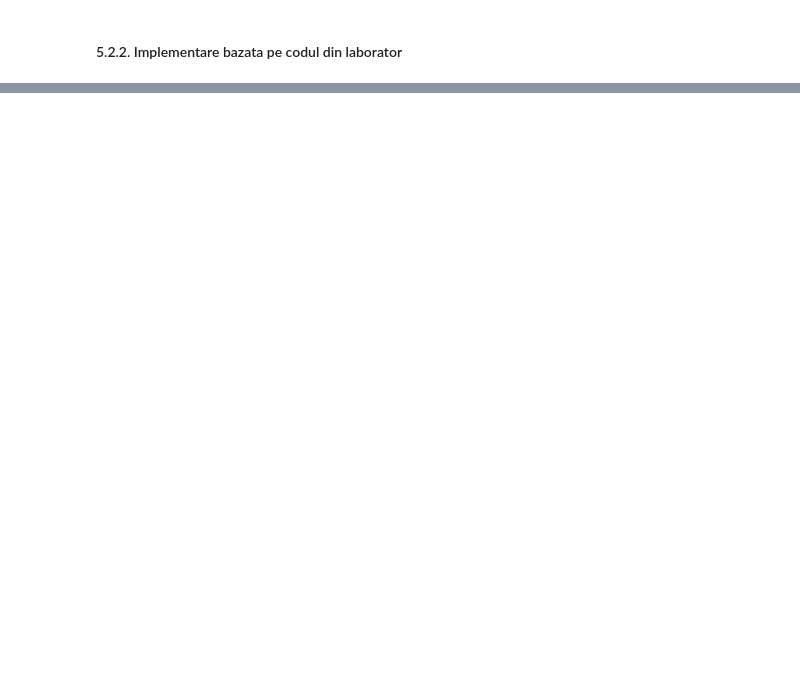
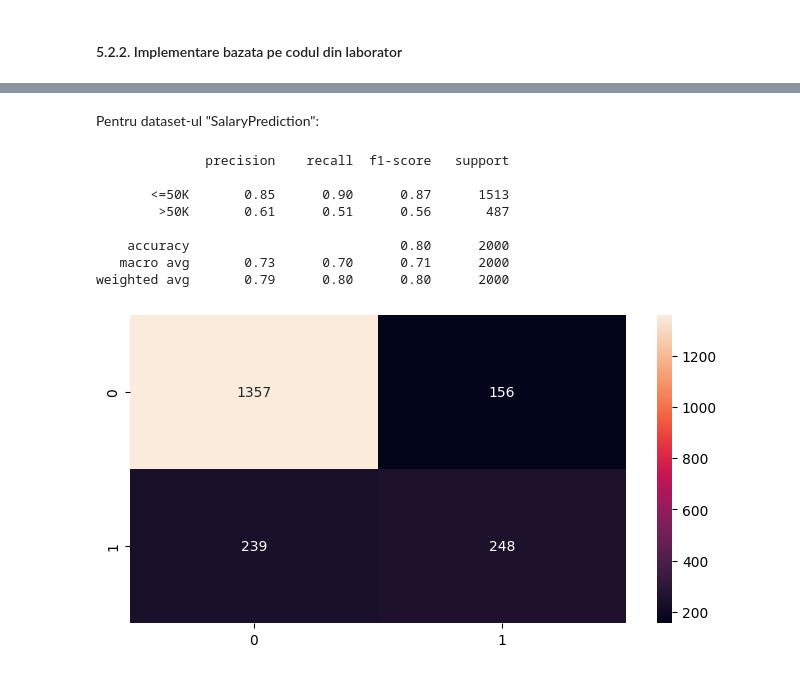
Before and after one commit to AlexLicuriceanu/inteligenta-artificiala, a Jupyter notebook: tema2-ml-aplicat/predictions.ipynb, the cells around one changed output, grey strips where cells are left out. Drawn from its saved outputs; the diff is of its cells as text; code cells hidden in the pictures; blank space fills up the shorter version.

```diff
--- a/tema2-ml-aplicat/predictions.ipynb
+++ b/tema2-ml-aplicat/predictions.ipynb
@@ -1048,0 +932,36 @@ Curbele de train si test:
+# %% [markdown]
+Pentru dataset-ul "SalaryPrediction":
+# %%
+layers = [
+    Linear(sp_X_train.shape[1], 100),
+]
+
+for _ in range(10):
+    layers.append(ReLU())
+    layers.append(Linear(100, 100))
+
+layers.append(ReLU())
+layers.append(Linear(100, 2))
+
+label_encoder = preprocessing.LabelEncoder()
+sp_y_train = label_encoder.fit_transform(sp_y_train)
+sp_y_test = label_encoder.transform(sp_y_test)
+
+network = FeedForwardNetwork(layers)
+trained_network = train(network, sp_X_train, sp_y_train)
+
+sp_y_pred = predict(trained_network, sp_X_test)
+sp_y_pred = label_encoder.inverse_transform(sp_y_pred)
+sp_y_test = label_encoder.inverse_transform(sp_y_test)
+
+print_metrics(sp_y_test, sp_y_pred)
+# %% [output]
+              precision    recall  f1-score   support
+
+       <=50K       0.85      0.90      0.87      1513
+        >50K       0.61      0.51      0.56       487
+
+    accuracy                           0.80      2000
+   macro avg       0.73      0.70      0.71      2000
+weighted avg       0.79      0.80      0.80      2000
+[figure, added]
```
Also changed, not shown: parts of 49 cells of this notebook, 2 other files.
